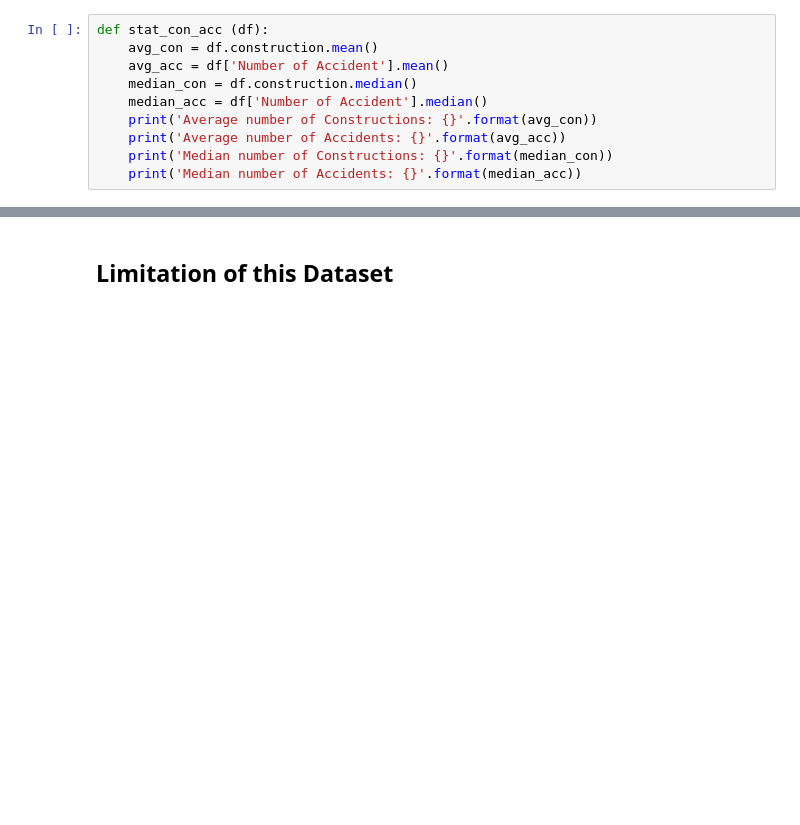
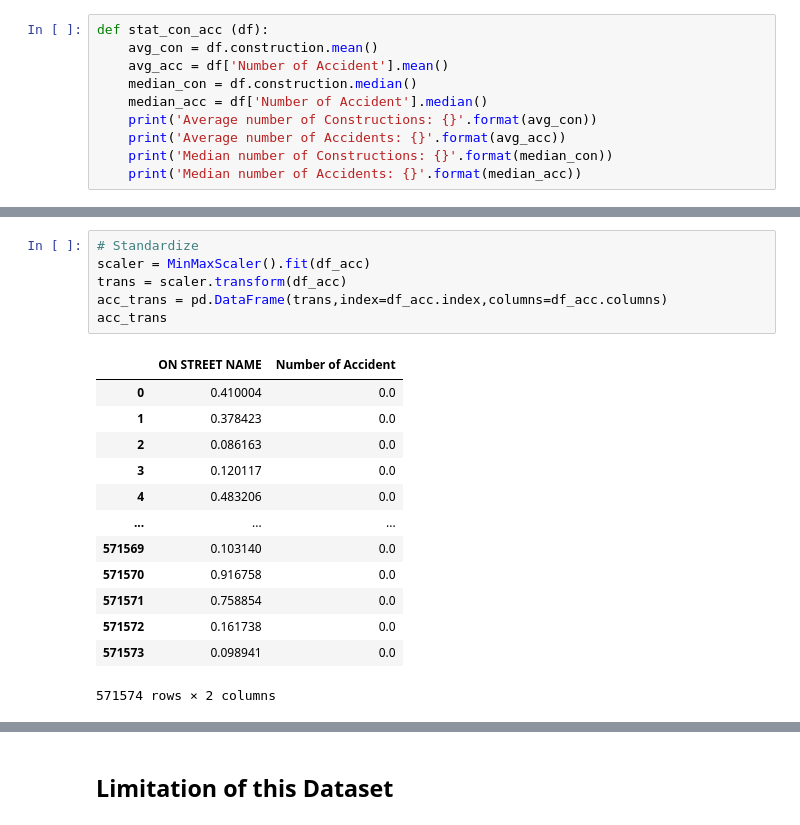
Before and after one commit to xaviercslung/ADS-FinalProject, a Jupyter notebook: Analysis.ipynb, the cells around one changed output, grey strips where cells are left out. Drawn from its saved outputs; the diff is of its cells as text; blank space fills up the shorter version.

```diff
--- a/Analysis.ipynb
+++ b/Analysis.ipynb
@@ -349,0 +236,20 @@ Ttest_indResult(statistic=-23.548419539171135, pvalue=3.469599688448657e-104)
+# %%
+# Standardize
+scaler = MinMaxScaler().fit(df_acc)
+trans = scaler.transform(df_acc)
+acc_trans = pd.DataFrame(trans,index=df_acc.index,columns=df_acc.columns)
+acc_trans
+# %% [output]
+|  | ON STREET NAME | Number of Accident |
+| 0 | 0.410004 | 0.0 |
+| 1 | 0.378423 | 0.0 |
+| 2 | 0.086163 | 0.0 |
+| 3 | 0.120117 | 0.0 |
+| 4 | 0.483206 | 0.0 |
+| ... | ... | ... |
+| 571569 | 0.103140 | 0.0 |
+| 571570 | 0.916758 | 0.0 |
+| 571571 | 0.758854 | 0.0 |
+| 571572 | 0.161738 | 0.0 |
+| 571573 | 0.098941 | 0.0 |
+571574 rows × 2 columns
```
Also changed, not shown: parts of 29 cells of this notebook.
